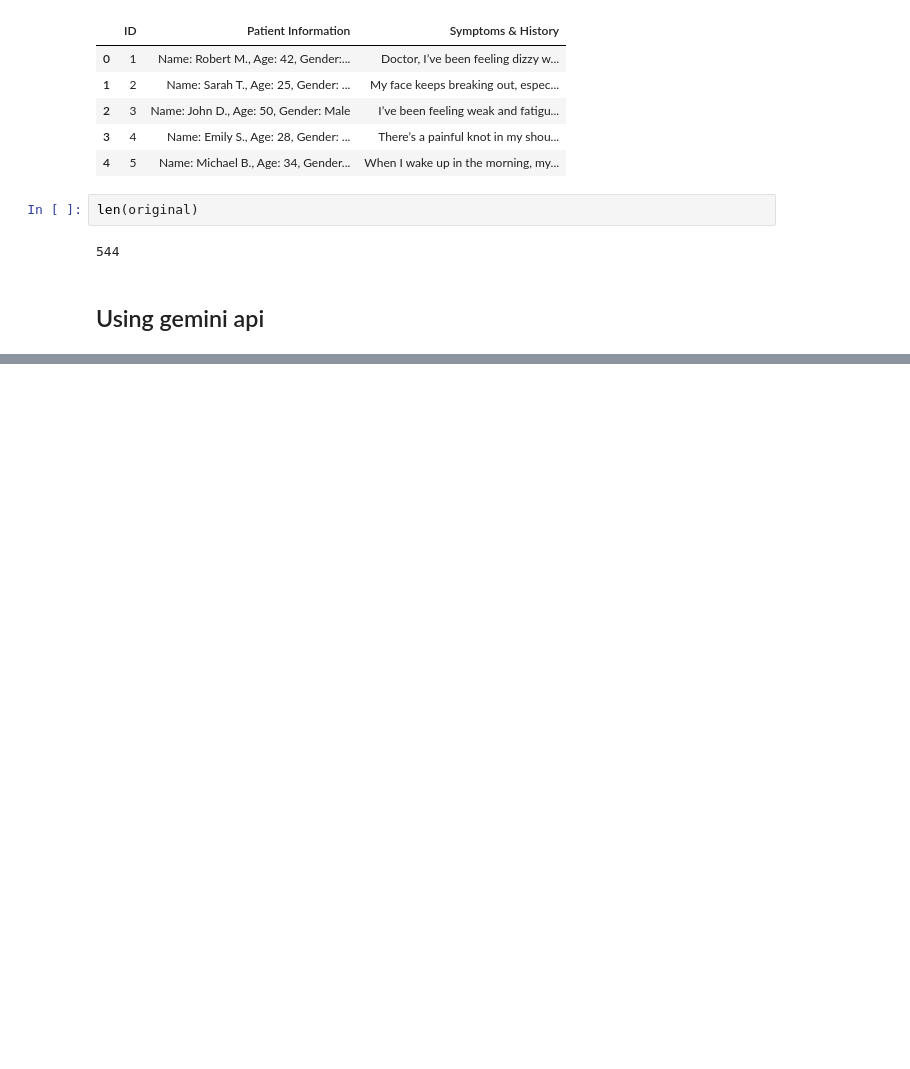
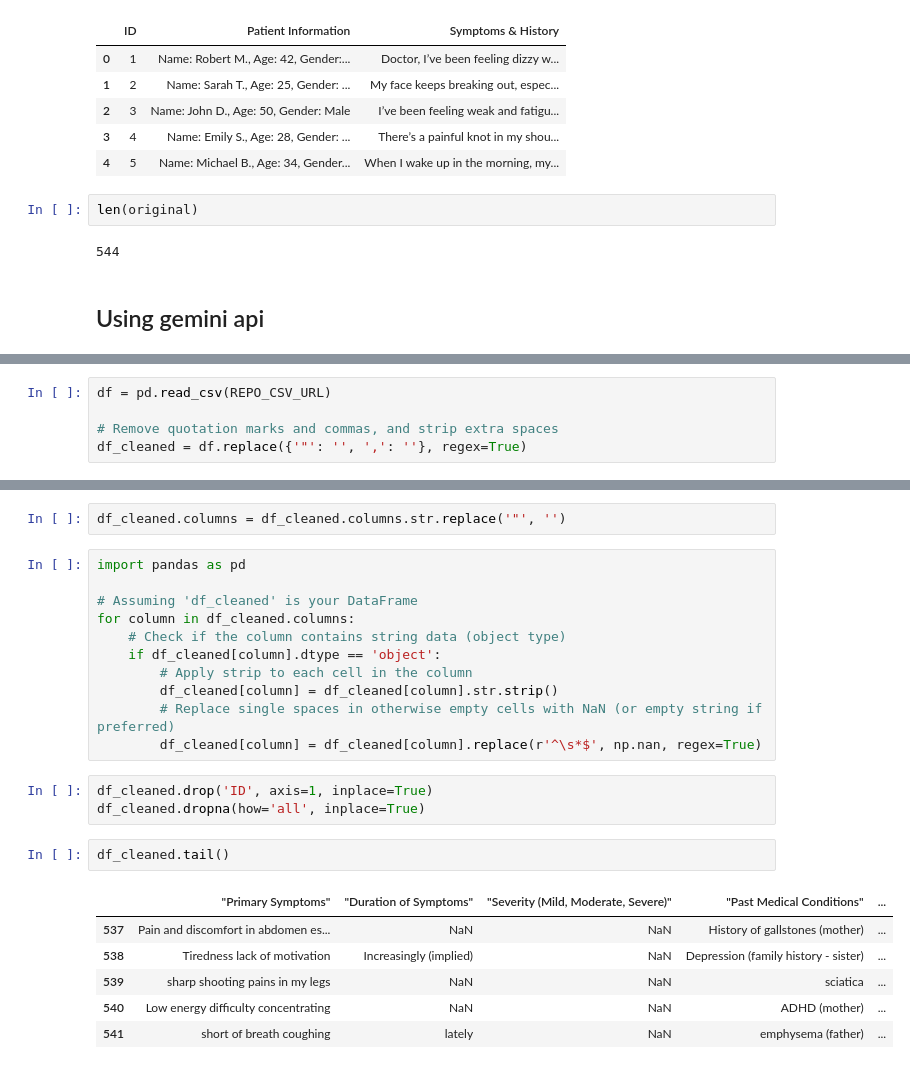
Before and after one commit to KarthikeyanBaskaran/voice_to_form, a Jupyter notebook: Healthcare_Dataset.ipynb, the cells around one changed output, grey strips where cells are left out. Saved outputs shown, nothing was run; the diff lists cells and outputs as text; blank space fills up the shorter version.

```diff
--- a/Healthcare_Dataset.ipynb
+++ b/Healthcare_Dataset.ipynb
@@ -243,0 +229,5 @@ df.tail()
+# %%
+df = pd.read_csv(REPO_CSV_URL)
+
+# Remove quotation marks and commas, and strip extra spaces
+df_cleaned = df.replace({'"': '', ',': ''}, regex=True)
@@ -243,0 +254,25 @@ df.tail()
+# %%
+df_cleaned.columns = df_cleaned.columns.str.replace('"', '')
+# %%
+import pandas as pd
+
+# Assuming 'df_cleaned' is your DataFrame
+for column in df_cleaned.columns:
+    # Check if the column contains string data (object type)
+    if df_cleaned[column].dtype == 'object':
+        # Apply strip to each cell in the column
+        df_cleaned[column] = df_cleaned[column].str.strip()
+        # Replace single spaces in otherwise empty cells with NaN (or empty string if preferred)
+        df_cleaned[column] = df_cleaned[column].replace(r'^\s*$', np.nan, regex=True)
+# %%
+df_cleaned.drop('ID', axis=1, inplace=True)
+df_cleaned.dropna(how='all', inplace=True)
+# %%
+df_cleaned.tail()
+# %% [output]
+|  | "Primary Symptoms" | "Duration of Symptoms" | "Severity (Mild, Moderate, Severe)" | "Past Medical Conditions" | ... |
+| 537 | Pain and discomfort in abdomen es... | NaN | NaN | History of gallstones (mother) | ... |
+| 538 | Tiredness lack of motivation | Increasingly (implied) | NaN | Depression (family history - sister) | ... |
+| 539 | sharp shooting pains in my legs | NaN | NaN | sciatica | ... |
+| 540 | Low energy difficulty concentrating | NaN | NaN | ADHD (mother) | ... |
+| 541 | short of breath coughing | lately | NaN | emphysema (father) | ... |
```
Also changed, not shown: parts of 11 cells of this notebook.
